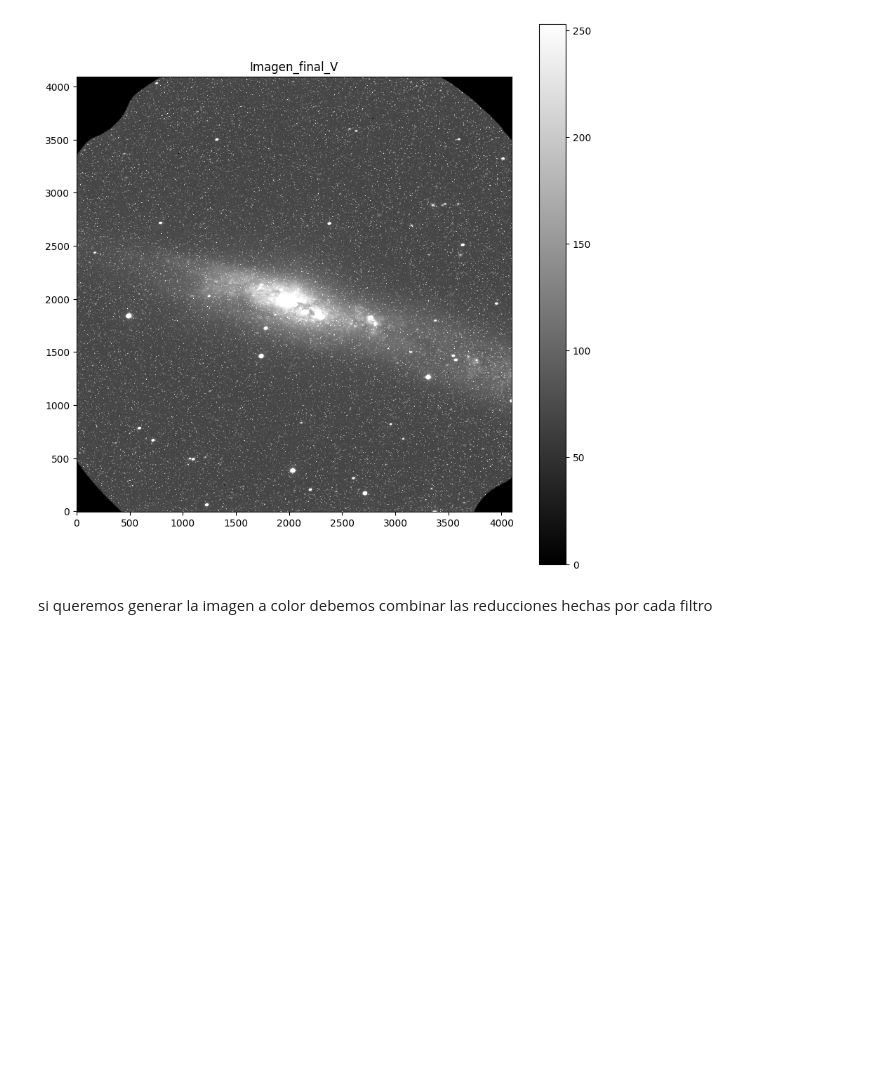
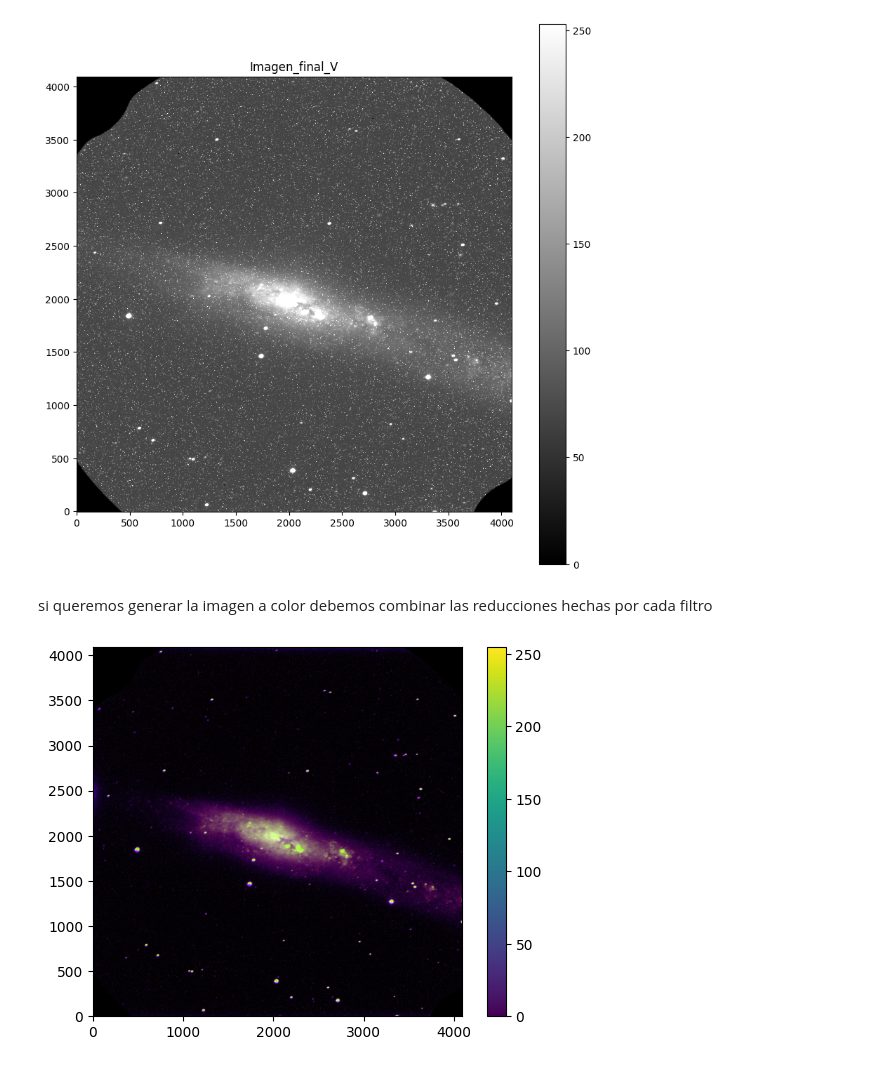
Before and after one commit to Bnyio/Instrumentacion2024, a Jupyter notebook: REDUCCION_DEFENITIVA.ipynb, the cells around one changed output. Cells and saved outputs as stored; diff of their text form; code cells hidden in the pictures; blank space fills up the shorter version.

```diff
--- a/REDUCCION_DEFENITIVA.ipynb
+++ b/REDUCCION_DEFENITIVA.ipynb
@@ -136,10 +136,15 @@ B=np.mean([redB1,redB2,redB3],axis=0)*bpm
 V=np.mean([redV1,redV2,redV3],axis=0)*bpm
 B[B < 0] = 0
 V[V <0] = 0
+
+#generamos la imagen para la bajanda R virtualmente promediando las imagenes que tenemos
+R=np.mean([B,V],axis=0)
 # %%
-rgb= make_lupton_rgb(Si,V,B,Q=3,minimum=[70,65,80],stretch=130)
+rgb= make_lupton_rgb(R,V,B,Q=3,minimum=[150,120,210],stretch=100)
 plt.imshow(rgb, origin='lower')
 plt.colorbar()
 plt.savefig('rgb.png',dpi='figure')
 plt.show()
 plt.close()
+# %% [output]
+[figure, added]
```
